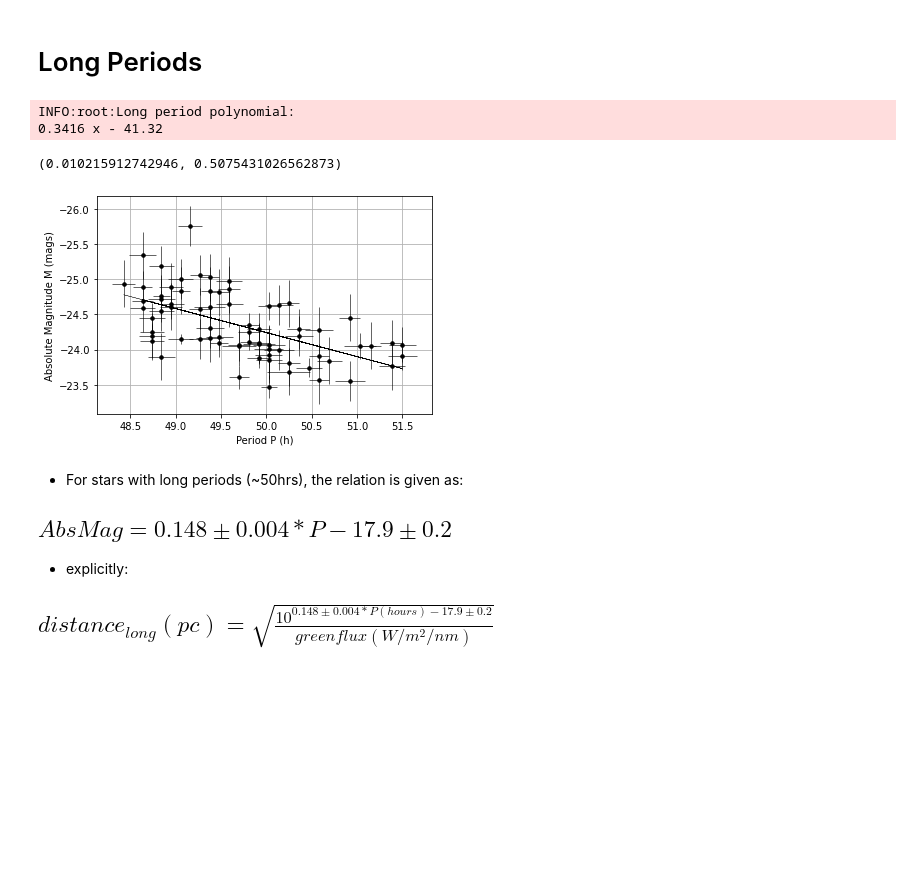
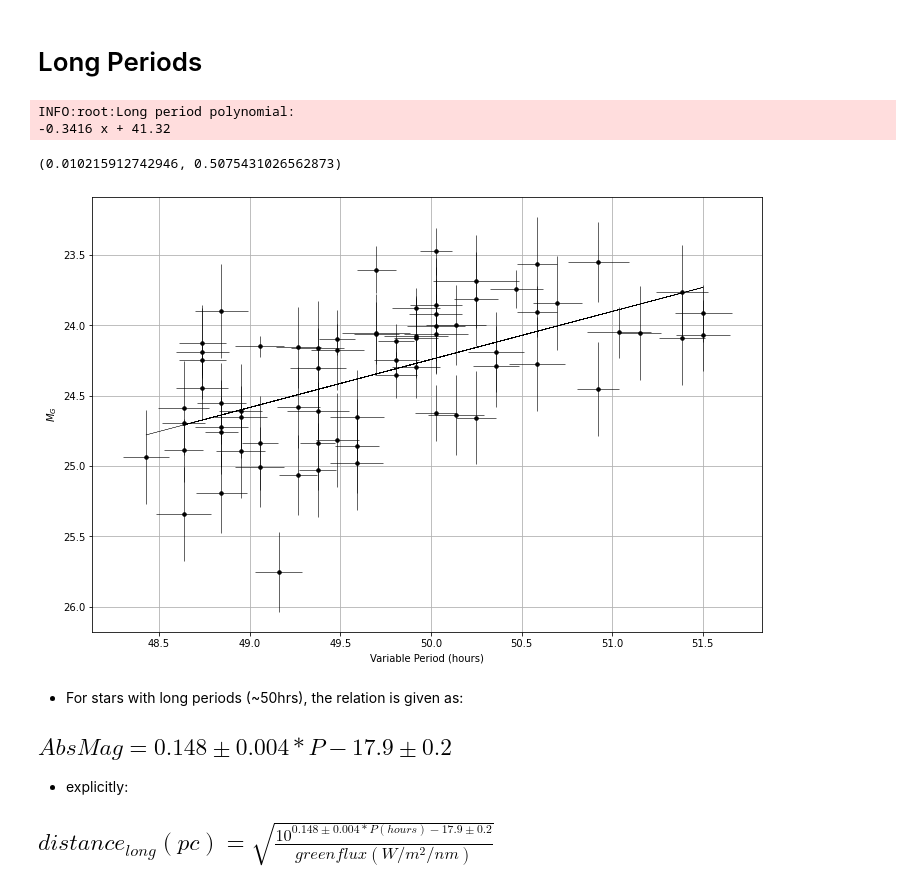
Before and after one commit to LeoClarke123/Distance_Ladder, a Jupyter notebook: Period_Lum/period_lum_analysis.ipynb, the cells around one changed output. Saved outputs shown, nothing was run; the diff lists cells and outputs as text; code cells hidden in the pictures; blank space fills up the shorter version.

Commit message:
Formatting for magnitude-period figures

```diff
--- a/Period_Lum/period_lum_analysis.ipynb
+++ b/Period_Lum/period_lum_analysis.ipynb
@@ -13,6 +13,9 @@ import logging
 # level of logging to view
 logging.basicConfig(level=logging.INFO)
 
+# constants
+DPI_SCALE = 2
+
 # TODO the values here may have changed, please look over and fix in this file and variable_distances.ipynb
 # %%
 dir_path = os.path.abspath('')
@@ -112,7 +112,9 @@ for i in pointdata:
     if float(period) > 35:
         long_xerr.append(x_uncert)
         long_periods.append(period)
-        abs_mag = np.log(green_flux) + 2*np.log(dist)
+        abs_mag = toAbsMag(green_flux, dist)
+        # compute and append uncertainty in luminosity
+        # ?: @leotc can you confirm if that's what this is doing? Delete this line if it is.
         long_yerr.append(((0.015/2.3)**2+((2*dist*0.001)**2))**(1/2))
         long_luminosity.append(abs_mag)
 # %%
@@ -122,7 +124,7 @@ long_poly = np.poly1d(long_fit)
 logging.info(f"Long period polynomial: {long_poly}")
 # %% [output]
 INFO:root:Long period polynomial:
-0.3416 x - 41.32
+-0.3416 x + 41.32
 # %%
 # Compute uncertainty in the model
 period_lum_uncert(long_periods, long_luminosity, long_xerr, long_yerr)
@@ -131,21 +133,21 @@ period_lum_uncert(long_periods, long_luminosity, long_xerr, long_yerr)
 # %%
 # plot the model
 fig = plt.figure()
 ax1 = fig.add_subplot(111)
 
 ax1.errorbar(long_periods, long_luminosity, yerr=long_yerr, xerr=long_xerr, fmt='.k', markersize='7', elinewidth=0.6)
 ax1.plot(long_periods,long_poly(long_periods),"k",  linewidth=0.3)
 ax1.grid()
 ax1.invert_yaxis()
 plt.rcParams["figure.figsize"] = (12, 8)
-ax1.set_xlabel('Period P (h)')
-ax1.set_ylabel('Absolute Magnitude M (mags)')
+ax1.set_xlabel('Variable Period (hours)')
+ax1.set_ylabel('$M_G$')
 # commenting out the following line for the time being, since the plot has changed
 # plt.text(50.2,-11.3,"M = 0.148\u00B10.004*P - 17.9\u00B10.2", fontsize='x-large')
 
-fig.savefig(dir_path + "/Magnitude-Period-highPeriodTrend.png")
+fig.savefig(dir_path + "/Magnitude-Period-highPeriodTrend.png", dpi=DPI_SCALE*100)
 # %% [output]
-[figure, old version]
+[figure, new version]
 # %% [markdown]
 - For stars with long periods (~50hrs), the relation is given as: <br />
 ## $ Abs Mag = 0.148\pm0.004*P - 17.9\pm0.2 $ <br />
```
Also changed, not shown: parts of 4 cells of this notebook, 3 other files.
